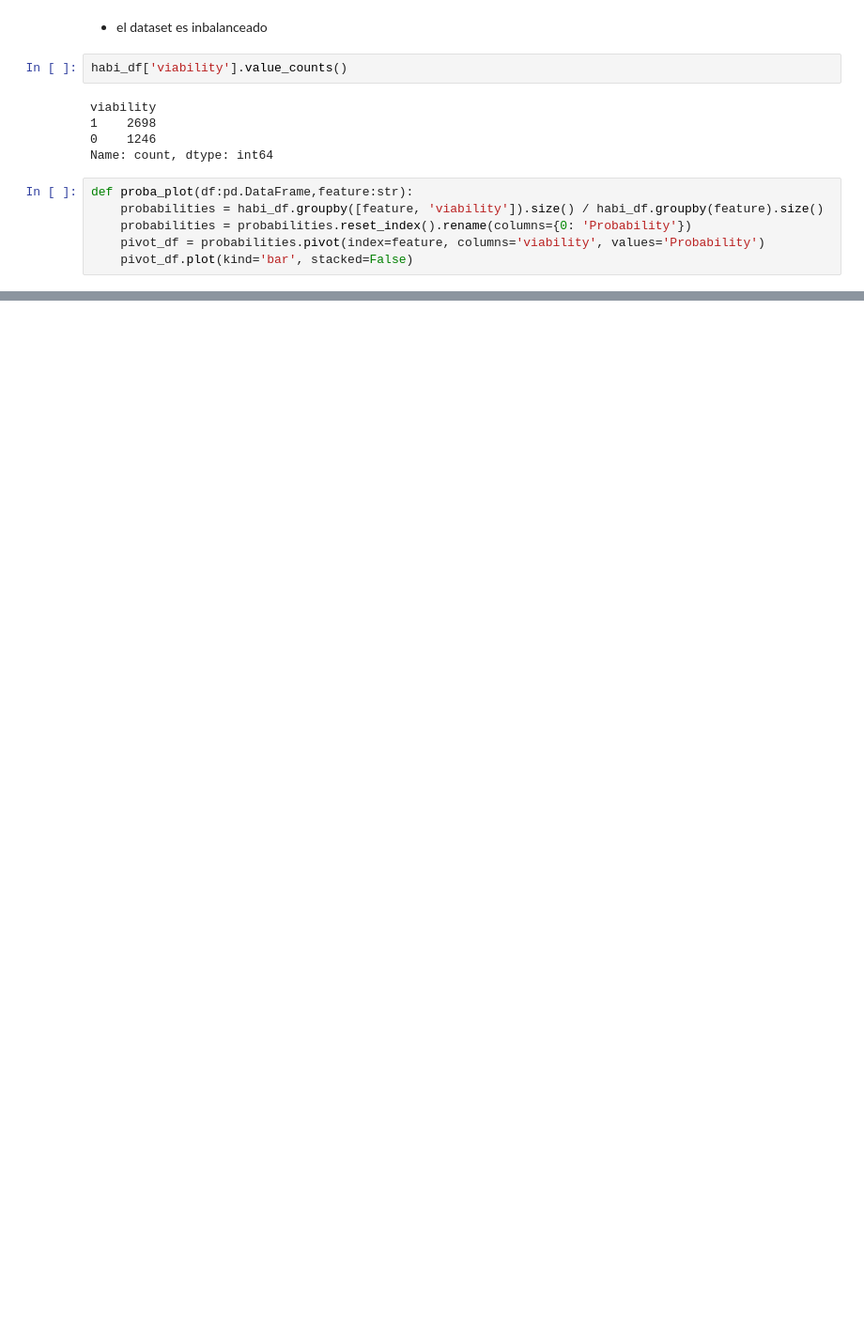
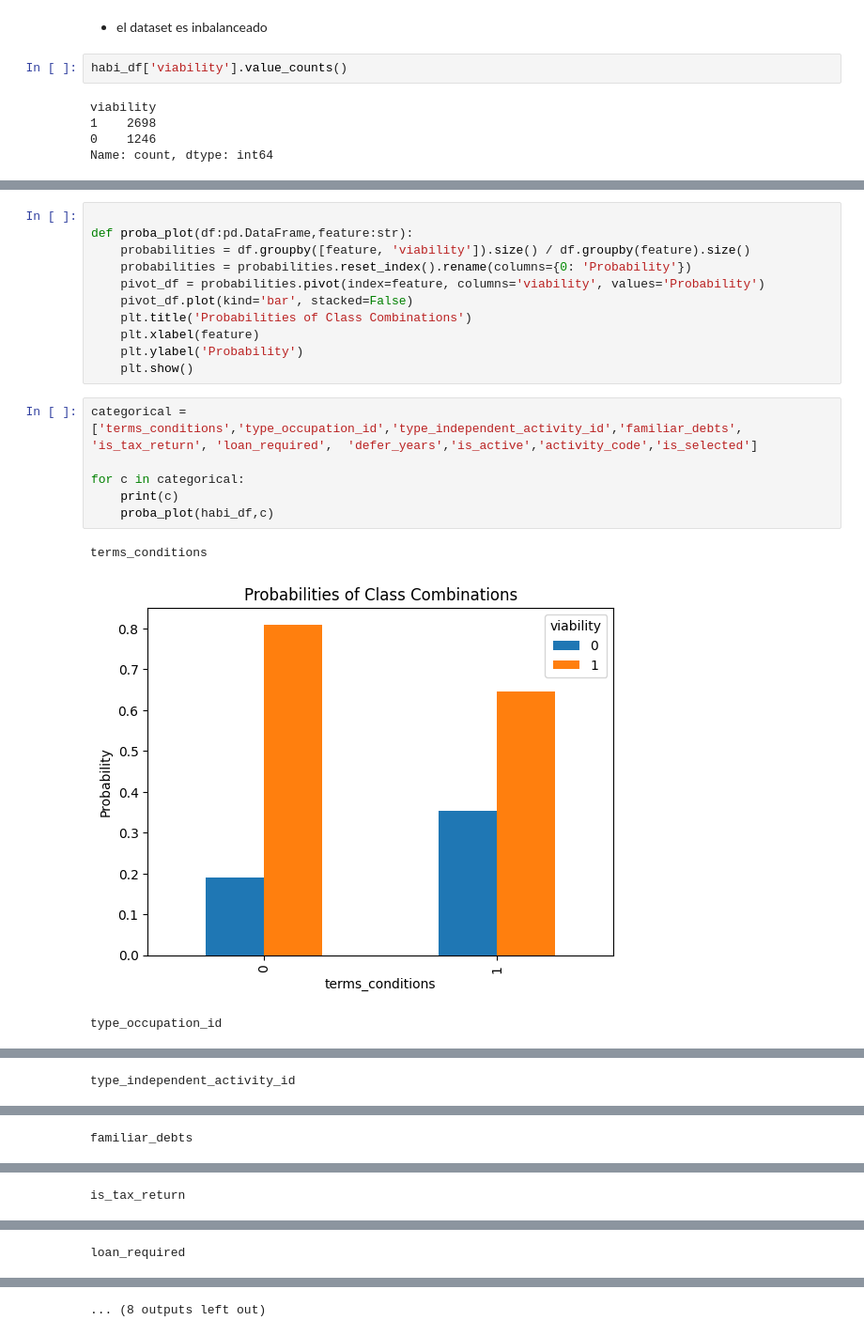
Before and after one commit to alejomaar/habi, a Jupyter notebook: prediction.ipynb, the cells around one changed output, grey strips where cells are left out. Shown: that part at 94% size. Cells and saved outputs as stored; diff of their text form; blank space fills up the shorter version.

```diff
--- a/prediction.ipynb
+++ b/prediction.ipynb
@@ -70,9 +110,3 @@ viability
 1    2698
 0    1246
 Name: count, dtype: int64
-# %%
-def proba_plot(df:pd.DataFrame,feature:str):
-    probabilities = habi_df.groupby([feature, 'viability']).size() / habi_df.groupby(feature).size()
-    probabilities = probabilities.reset_index().rename(columns={0: 'Probability'})
-    pivot_df = probabilities.pivot(index=feature, columns='viability', values='Probability')
-    pivot_df.plot(kind='bar', stacked=False)
@@ -112,0 +131,21 @@ proba_plot(habi_df,'is_selected')
+# %%
+
+def proba_plot(df:pd.DataFrame,feature:str):
+    probabilities = df.groupby([feature, 'viability']).size() / df.groupby(feature).size()
+    probabilities = probabilities.reset_index().rename(columns={0: 'Probability'})
+    pivot_df = probabilities.pivot(index=feature, columns='viability', values='Probability')
+    pivot_df.plot(kind='bar', stacked=False)
+    plt.title('Probabilities of Class Combinations')
+    plt.xlabel(feature)
+    plt.ylabel('Probability')
+    plt.show()
+# %%
+categorical = ['terms_conditions','type_occupation_id','type_independent_activity_id','familiar_debts', 'is_tax_return', 'loan_required',  'defer_years','is_active','activity_code','is_selected']
+
+for c in categorical:
+    print(c)
+    proba_plot(habi_df,c)
+# %% [output]
+terms_conditions
+[figure, added]
+type_occupation_id
@@ -112,0 +153 @@ proba_plot(habi_df,'is_selected')
+type_independent_activity_id
@@ -112,0 +155 @@ proba_plot(habi_df,'is_selected')
+familiar_debts
@@ -112,0 +157 @@ proba_plot(habi_df,'is_selected')
+is_tax_return
@@ -112,0 +159 @@ proba_plot(habi_df,'is_selected')
+loan_required
@@ -112,0 +161 @@ proba_plot(habi_df,'is_selected')
+... (8 outputs left out)
```
Also changed, not shown: parts of 27 cells of this notebook, 2 other files.
